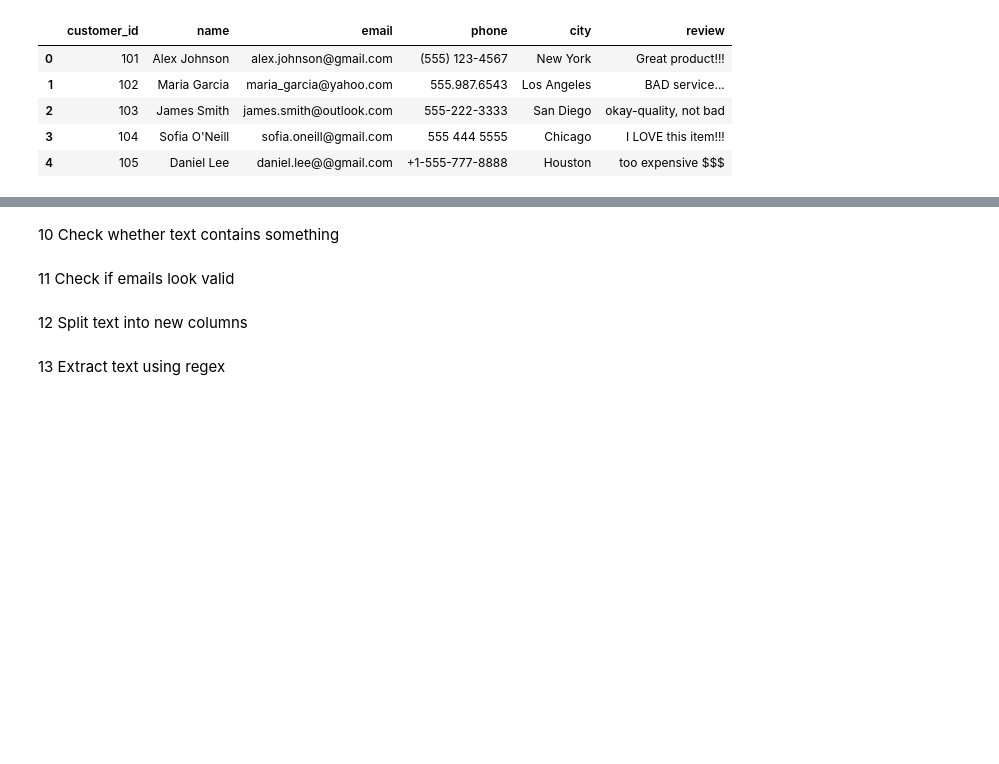
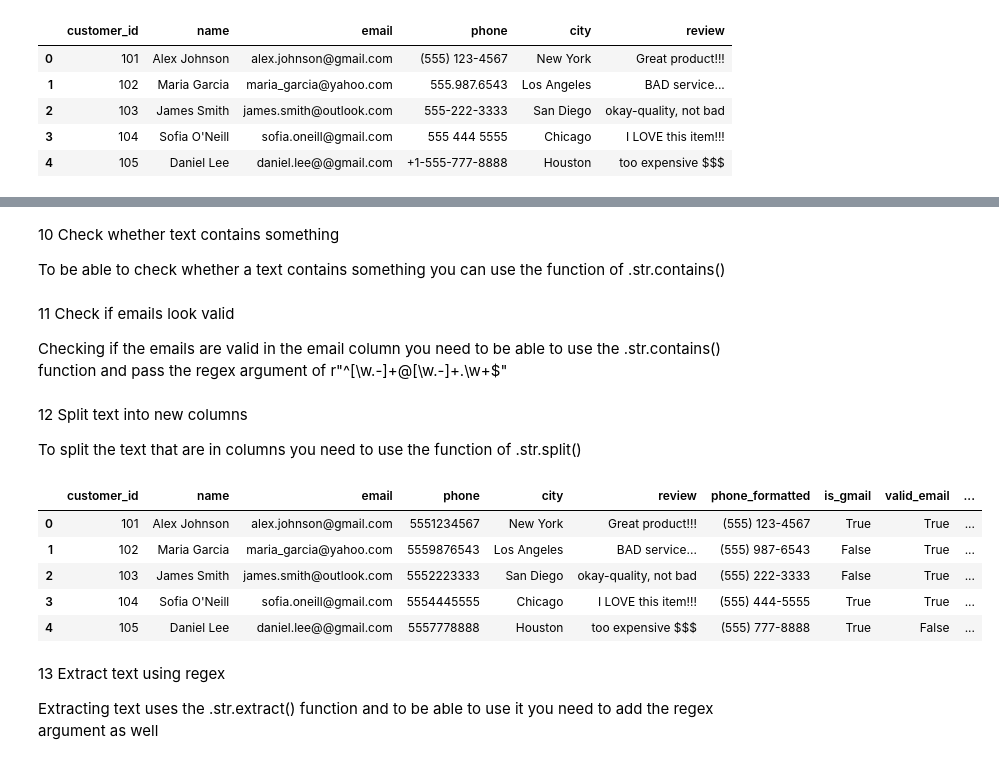
Before and after one commit to JoshPatNava/Data-Cleaning-Preparation, a Jupyter notebook: Text_Cleaning/text_cleaning.ipynb, the cells around one changed output, grey strips where cells are left out. Cells and saved outputs as stored; diff of their text form; code cells hidden in the pictures; blank space fills up the shorter version.

Commit message:
finished the text_cleaning

```diff
--- a/Text_Cleaning/text_cleaning.ipynb
+++ b/Text_Cleaning/text_cleaning.ipynb
@@ -220,0 +223,5 @@ text_df.head()
+# %%
+# Keep only the numbers within the column for numbers
+text_df['phone'] = text_df['phone'].str.replace(r"\D", "", regex = True)
+# Check the dataframe
+text_df.head()
@@ -222,0 +239,12 @@ text_df.head()
+# %%
+# Refromat the phone number to match a common phone number
+text_df["phone"] = text_df["phone"].str[-10:]
+
+text_df["phone_formatted"] = (
+    "(" + text_df["phone"].str[0:3] + ") " +
+    text_df["phone"].str[3:6] + "-" +
+    text_df["phone"].str[6:10]
+)
+
+# Check the dataframe
+text_df.head()
@@ -223,8 +258,51 @@ text_df.head()
 # %% [markdown]
 10 Check whether text contains something
+
+To be able to check whether a text contains something you can use the function of .str.contains()
+# %%
+# Check to see if there
+# are any gmails within the email column
+text_df['is_gmail'] = text_df['email'].str.contains("gmail", na=False)
+# Check the dataframe
+text_df.head()
 # %% [markdown]
 11 Check if emails look valid
+
+Checking if the emails are valid in the email column you need to be able to use the .str.contains() function and pass the regex argument of r"^[\w\.-]+@[\w\.-]+\.\w+$"
+# %%
+# Check if the emails in the emails column
+# would be considerd as valid
+text_df['valid_email'] = text_df['email'].str.contains(
+    r"^[\w\.-]+@[\w\.-]+\.\w+$",
+    regex = True,
+    na = False
+)
+
+# Checking the dataframe
+text_df.head()
 # %% [markdown]
 12 Split text into new columns
+
+To split the text that are in columns you need to use the function of .str.split()
+# %%
+# In the name column split the text
+# into the first name and last name
+text_df[['first_name', 'last_name']] = text_df['name'].str.split(
+    " ",
+    n=1,
+    expand = True
+)
+
+# Check data frame
+text_df.head()
+# %% [output]
+|  | customer_id | name | email | phone | city | review | phone_formatted | is_gmail | valid_email | ... |
+| 0 | 101 | Alex Johnson | alex.johnson@gmail.com | 5551234567 | New York | Great product!!! | (555) 123-4567 | True | True | ... |
+| 1 | 102 | Maria Garcia | maria_garcia@yahoo.com | 5559876543 | Los Angeles | BAD service... | (555) 987-6543 | False | True | ... |
+| 2 | 103 | James Smith | james.smith@outlook.com | 5552223333 | San Diego | okay-quality, not bad | (555) 222-3333 | False | True | ... |
+| 3 | 104 | Sofia O'Neill | sofia.oneill@gmail.com | 5554445555 | Chicago | I LOVE this item!!! | (555) 444-5555 | True | True | ... |
+| 4 | 105 | Daniel Lee | daniel.lee@@gmail.com | 5557778888 | Houston | too expensive $$$ | (555) 777-8888 | True | False | ... |
 # %% [markdown]
 13 Extract text using regex
+
+Extracting text uses the .str.extract() function and to be able to use it you need to add the regex argument as well
```
Also changed, not shown: parts of 10 cells of this notebook.
